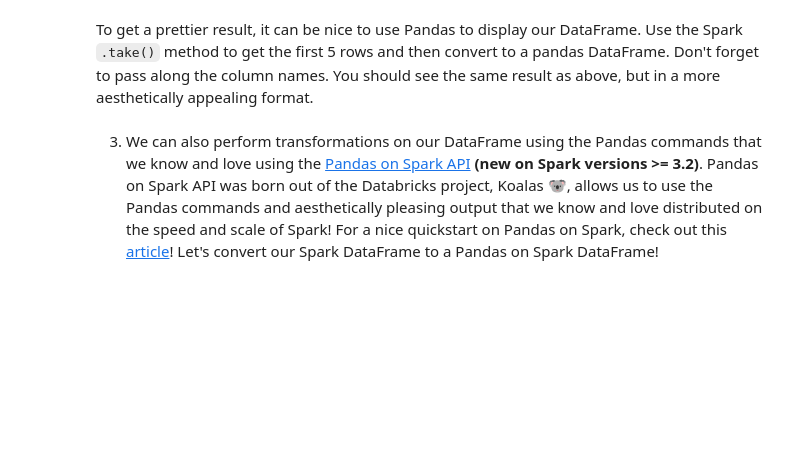
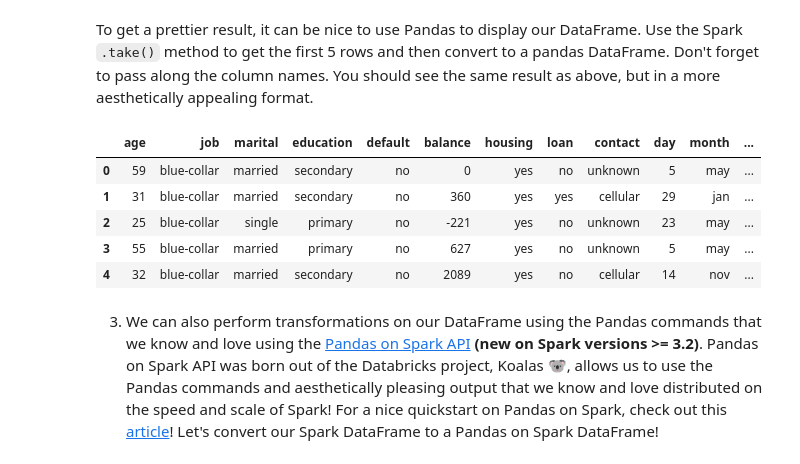
Before and after one commit to tthoraldson/FourthBrain, a Jupyter notebook: assignments/week-05-big-data/nb/subscription-prediction.ipynb, the cells around one changed output. Cells and saved outputs as stored; diff of their text form; code cells hidden in the pictures; blank space fills up the shorter version.

```diff
--- a/assignments/week-05-big-data/nb/subscription-prediction.ipynb
+++ b/assignments/week-05-big-data/nb/subscription-prediction.ipynb
@@ -130,3 +256,14 @@ import pandas as pd
+# %%
+import pandas as pd
+pd_df = pd.DataFrame(df.take(5), columns=df.columns)
+pd_df.head()
+# %% [output]
+|  | age | job | marital | education | default | balance | housing | loan | contact | day | month | ... |
+| 0 | 59 | blue-collar | married | secondary | no | 0 | yes | no | unknown | 5 | may | ... |
+| 1 | 31 | blue-collar | married | secondary | no | 360 | yes | yes | cellular | 29 | jan | ... |
+| 2 | 25 | blue-collar | single | primary | no | -221 | yes | no | unknown | 23 | may | ... |
+| 3 | 55 | blue-collar | married | primary | no | 627 | yes | no | unknown | 5 | may | ... |
+| 4 | 32 | blue-collar | married | secondary | no | 2089 | yes | no | cellular | 14 | nov | ... |
 # %% [markdown]
 3. We can also perform transformations on our DataFrame using the Pandas commands that we know and love using the [Pandas on Spark API](https://spark.apache.org/docs/latest/api/python/user_guide/pandas_on_spark/index.html) **(new on Spark versions >= 3.2)**.  Pandas on Spark API was born out of the Databricks project, Koalas 🐨, allows us to use the Pandas commands and aesthetically pleasing output that we know and love distributed on the speed and scale of Spark!  For a nice quickstart on Pandas on Spark, check out this [article](https://towardsdatascience.com/run-pandas-as-fast-as-spark-f5eefe780c45)!  Let's convert our Spark DataFrame to a Pandas on Spark DataFrame!
 # %%
```
Also changed, not shown: parts of 44 cells of this notebook.
